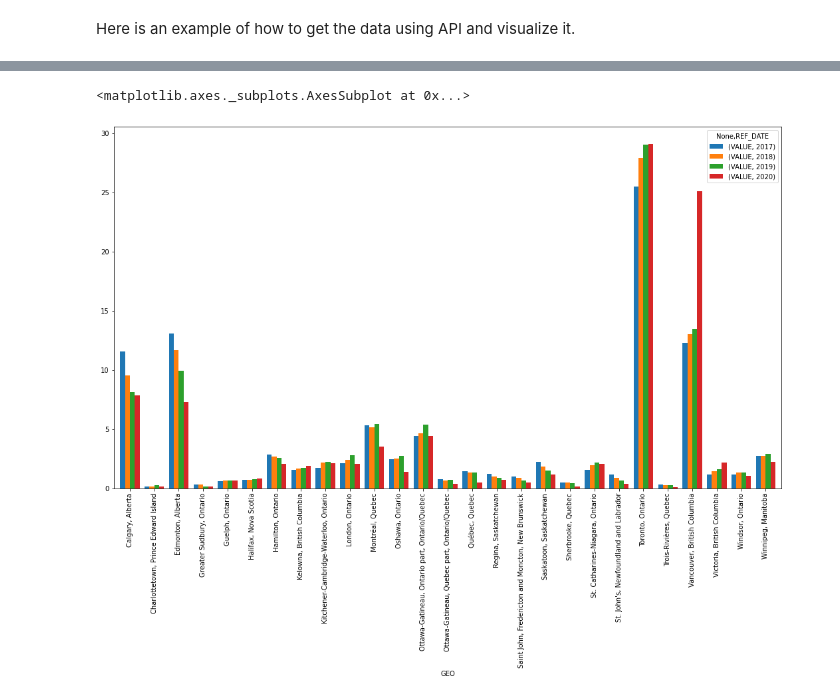
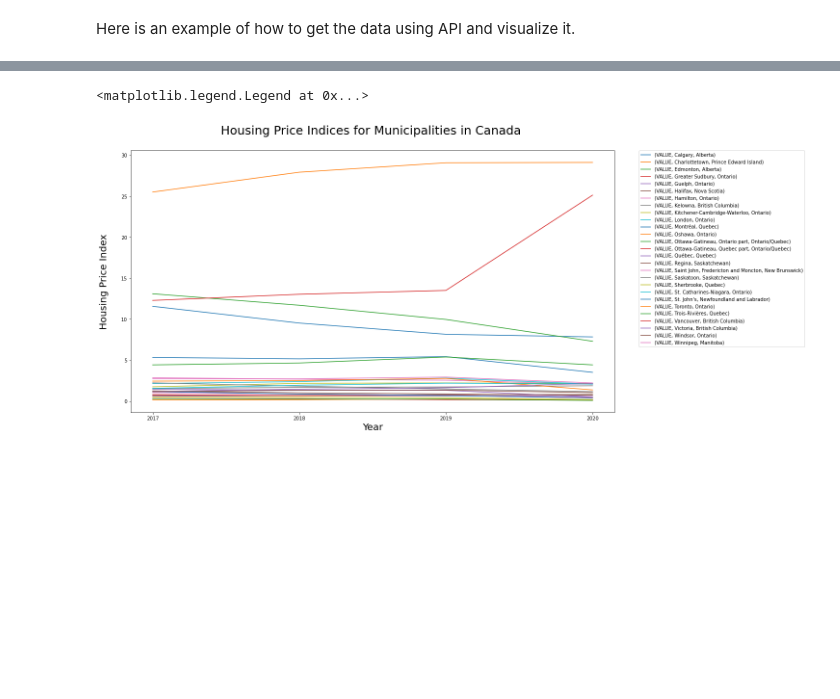
Before and after one commit to sarahnataj/FotechSolutionProject-PIMS2020, a Jupyter notebook: OpenProjectHPI/TeamFotech_PythonProject.ipynb, the cells around one changed output, grey strips where cells are left out. Saved outputs shown, nothing was run; the diff lists cells and outputs as text; code cells hidden in the pictures; blank space fills up the shorter version.

```diff
--- a/OpenProjectHPI/TeamFotech_PythonProject.ipynb
+++ b/OpenProjectHPI/TeamFotech_PythonProject.ipynb
@@ -10,3 +14,16 @@ import plotly.express as px
 print('Libraries imported')
 # %% [output]
 Libraries imported
+# %%
+# Below, we perform an API call to retrieve the database in the url described below.
+
+import io
+import requests
+import zipfile
+import pandas as pd
+url = 'https://www150.statcan.gc.ca/n1/tbl/csv/18100210-eng.zip'
+r = requests.get(url)
+with zipfile.ZipFile(io.BytesIO(r.content)) as datazip:
+    housingDF = datazip.read('18100210.csv')
+housingDF = pd.read_csv(io.StringIO(housingDF.decode()))
+housingDF.head()
@@ -126,0 +39,6 @@ housing1.head()
+# %%
+#Construt a dataframe just for these three variables (useful only)
+#delete 'Canada' rows since they are all 100 and meaningless
+housing1=pd.DataFrame(housingDF,columns=['REF_DATE', 'GEO', 'VALUE'] )
+housing1=housing1[~housing1.GEO.str.contains("Canada")]
+housing1.head()
@@ -196,28 +123,27 @@ housing1[~housing1.GEO.str.contains("Canada")].shape
 # %%
-# This bar chart evaluates the Housing Price Index for all of the locations
+# This line chart evaluates the Housing Price Index for all of the locations
 # in Canada listed below, where the Housing Price Indices are colour coded
 # by year. The years are 2017 - 2020.
 
-# In the following code, we first extract the 'GEO' and 'REF_DATE' columns
-# of the housing1 data frame. Moreover, in the following code, we require
-# that all locations are within Canada. Afterwards, we construct the bars by
-# determining their corresponding entries in the 'VALUE' column of the housing1
-# data frame. The width  parameter for the bars is set at 0.8, and the width and
-# height dimensions for displaying the figure is determined by the parameters
+# In the following code, we construct the lines by determining their
+# corresponding entries in the 'VALUE' column of the housing1 data frame.
+# Height dimensions for displaying the figure is determined by the parameters
 # (18, 10).
 
-# Legend for the bar chart:
+# Legend for the bar chart: Each line represents one location.
 
-# The label 'GEO' on the horizontal axis represents location.
+# We can see the changes of housing price index of some top cities for years
+# more clearly through the line chart
 
-# The vertical axis represents the Housing Price Index and the numbers on the
-# vertical axis are percentages.
+housing1.groupby(['REF_DATE','GEO'],sort=True).sum()[['VALUE']].unstack().plot(kind="line",figsize=(18,10))
 
-# Blue (VALUE, 2017) represents the Housing Price Index in 2017. Orange,
-# green, and red represent similar quantities for the years 2018, 2019, and
-# 2020 respectively.
+plt.title('Housing Price Indices for Municipalities in Canada \n', fontsize = 25)
+plt.ylabel('Housing Price Index\n', fontsize = 20)
+plt.xlabel('Year', fontsize = 20)
+my_x_ticks = np.arange(2017, 2021, 1)
+plt.xticks(my_x_ticks)
 
-housing1[~housing1.GEO.str.contains("Canada")].groupby(['GEO','REF_DATE'],sort=True).sum()[['VALUE']].unstack().plot(kind="bar",width = 0.8,figsize=(18,10))
+plt.legend(loc=2, bbox_to_anchor=(1.05,1.0),borderaxespad = 0.)
 # %% [output]
-<matplotlib.axes._subplots.AxesSubplot at 0x...>
+<matplotlib.legend.Legend at 0x...>
-[figure, old version]
+[figure, new version]
```
Also changed, not shown: parts of 23 cells of this notebook.
